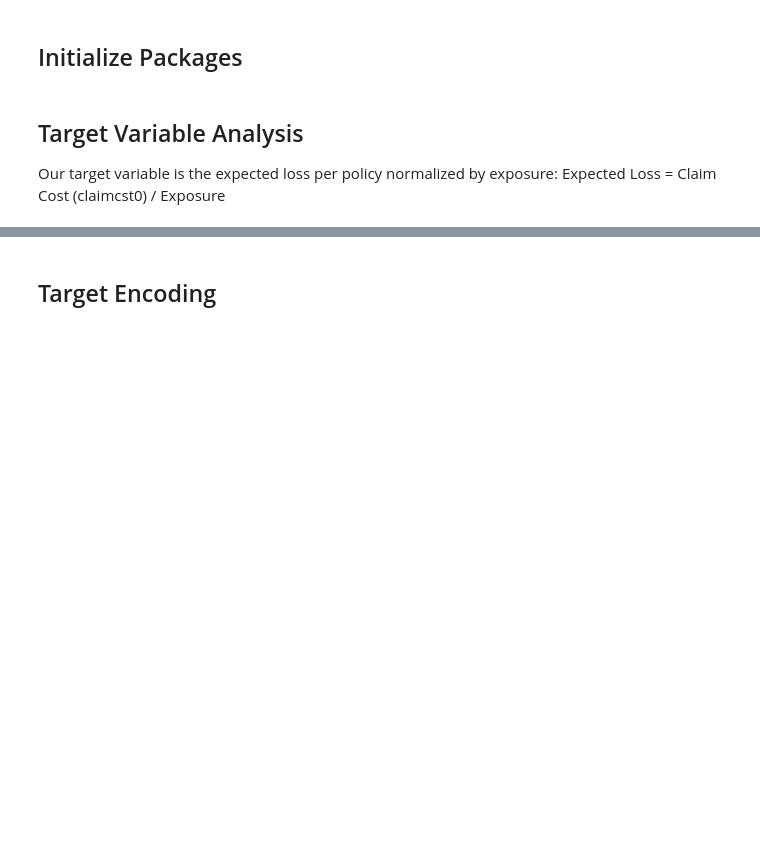
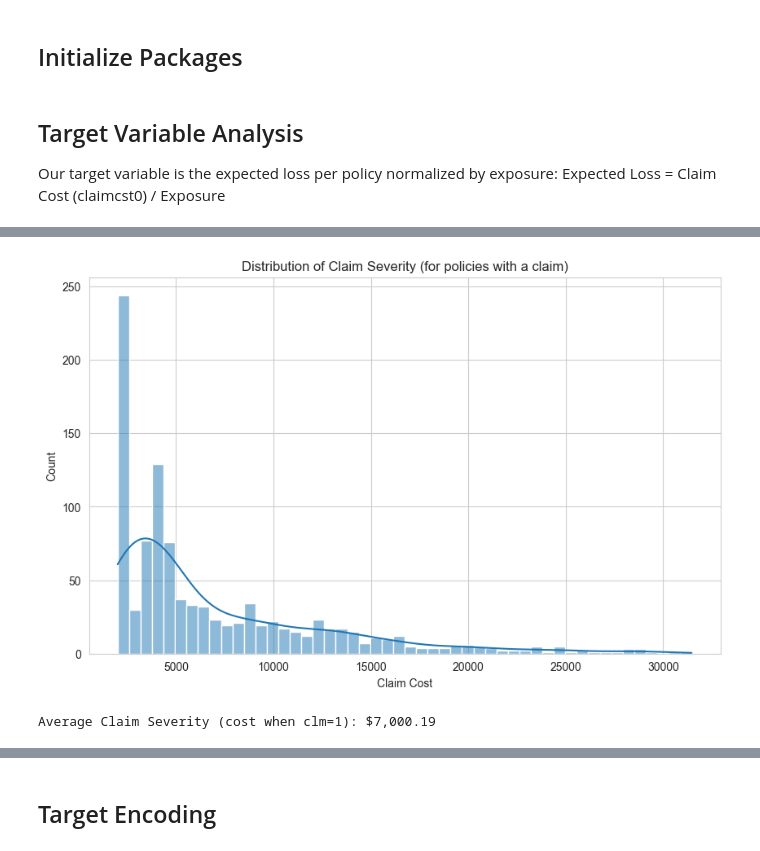
Before and after one commit to adervesh03/Hawkeye-Datathon-2025, a Jupyter notebook: backend/data_exploration.ipynb, the cells around one changed output, grey strips where cells are left out. Drawn from its saved outputs; the diff is of its cells as text; code cells hidden in the pictures; blank space fills up the shorter version.

```diff
--- a/backend/data_exploration.ipynb
+++ b/backend/data_exploration.ipynb
@@ -20,0 +50,14 @@ model_data['expected_loss'] = model_data['claimcst0'] / model_data['exposure']
+# %%
+# Analyze severity (cost given a claim happened)
+severity_df = model_data[model_data['clm'] == 1]
+
+plt.figure(figsize=(10, 6))
+sns.histplot(severity_df['claimcst0'], bins=50, kde=True)
+plt.title('Distribution of Claim Severity (for policies with a claim)')
+plt.xlabel('Claim Cost')
+plt.show()
+
+print(f"Average Claim Severity (cost when clm=1): ${severity_df['claimcst0'].mean():,.2f}")
+# %% [output]
+[figure, added]
+Average Claim Severity (cost when clm=1): $7,000.19
```
Also changed, not shown: parts of 8 cells of this notebook.
